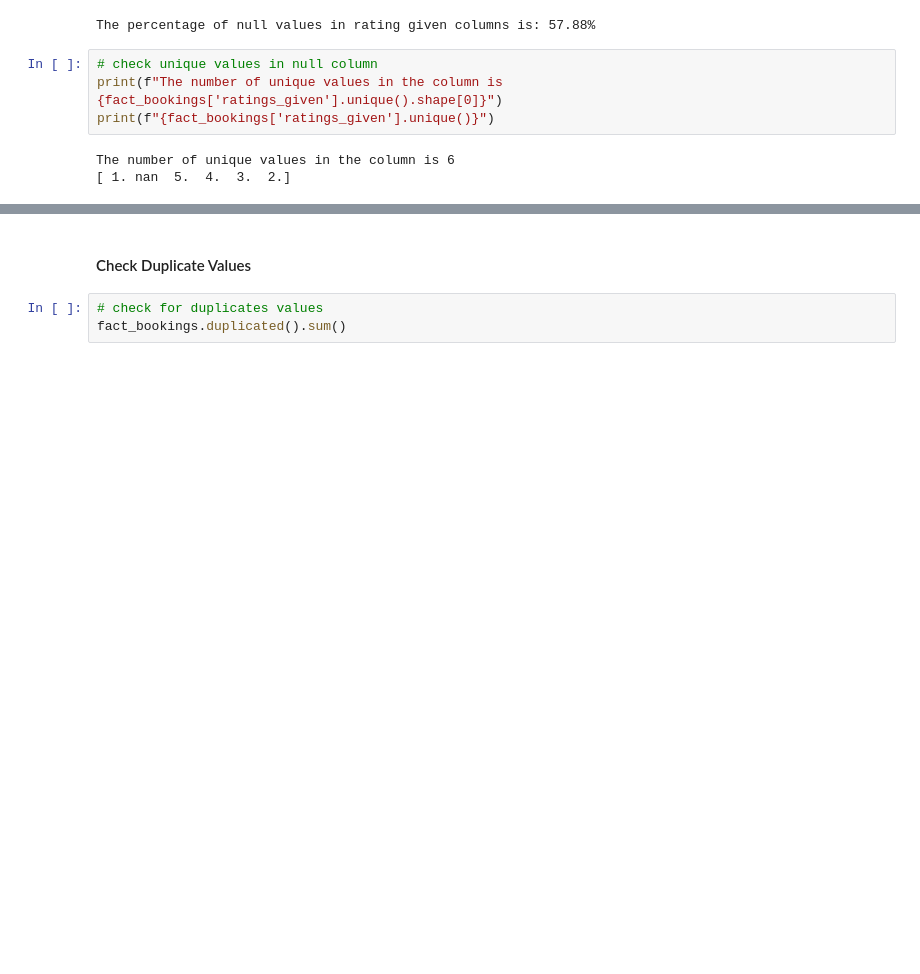
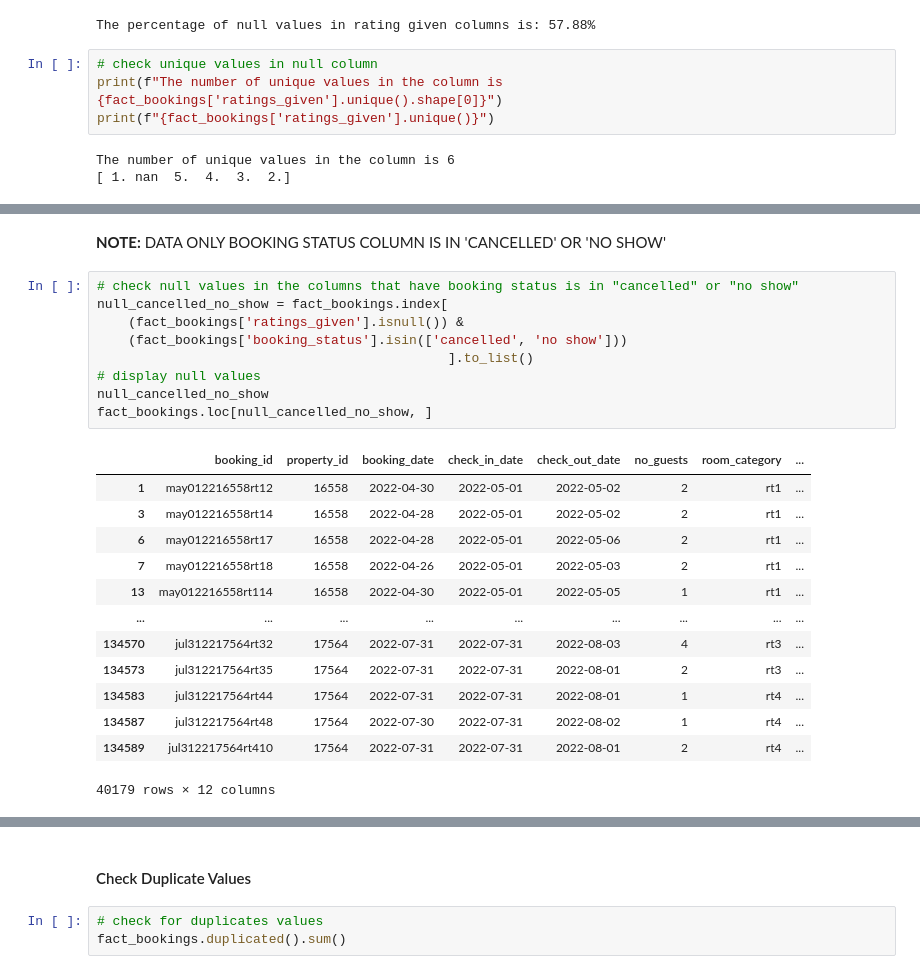
Before and after one commit to WalterEdwardd/AtliQ_Grands_Hospitality_Revenue_Strategy_Project, a Jupyter notebook: scripts/processed.ipynb, the cells around one changed output, grey strips where cells are left out. Cells and saved outputs as stored; diff of their text form; blank space fills up the shorter version.

Commit message:
complete fill null value in ratings_given column

```diff
--- a/scripts/processed.ipynb
+++ b/scripts/processed.ipynb
@@ -1299,0 +1288,26 @@ fact_bookings.groupby(['booking_status','ratings_given']).agg(count=('booking_id
+# %% [markdown]
+**NOTE:**
+DATA ONLY BOOKING STATUS COLUMN IS IN 'CANCELLED' OR 'NO SHOW'
+# %%
+# check null values in the columns that have booking status is in "cancelled" or "no show"
+null_cancelled_no_show = fact_bookings.index[
+    (fact_bookings['ratings_given'].isnull()) &
+    (fact_bookings['booking_status'].isin(['cancelled', 'no show']))
+                                             ].to_list()
+# display null values
+null_cancelled_no_show
+fact_bookings.loc[null_cancelled_no_show, ]
+# %% [output]
+|  | booking_id | property_id | booking_date | check_in_date | check_out_date | no_guests | room_category | ... |
+| 1 | may012216558rt12 | 16558 | 2022-04-30 | 2022-05-01 | 2022-05-02 | 2 | rt1 | ... |
+| 3 | may012216558rt14 | 16558 | 2022-04-28 | 2022-05-01 | 2022-05-02 | 2 | rt1 | ... |
+| 6 | may012216558rt17 | 16558 | 2022-04-28 | 2022-05-01 | 2022-05-06 | 2 | rt1 | ... |
+| 7 | may012216558rt18 | 16558 | 2022-04-26 | 2022-05-01 | 2022-05-03 | 2 | rt1 | ... |
+| 13 | may012216558rt114 | 16558 | 2022-04-30 | 2022-05-01 | 2022-05-05 | 1 | rt1 | ... |
+| ... | ... | ... | ... | ... | ... | ... | ... | ... |
+| 134570 | jul312217564rt32 | 17564 | 2022-07-31 | 2022-07-31 | 2022-08-03 | 4 | rt3 | ... |
+| 134573 | jul312217564rt35 | 17564 | 2022-07-31 | 2022-07-31 | 2022-08-01 | 2 | rt3 | ... |
+| 134583 | jul312217564rt44 | 17564 | 2022-07-31 | 2022-07-31 | 2022-08-01 | 1 | rt4 | ... |
+| 134587 | jul312217564rt48 | 17564 | 2022-07-30 | 2022-07-31 | 2022-08-02 | 1 | rt4 | ... |
+| 134589 | jul312217564rt410 | 17564 | 2022-07-31 | 2022-07-31 | 2022-08-01 | 2 | rt4 | ... |
+40179 rows × 12 columns
```
Also changed, not shown: parts of 11 cells of this notebook.
